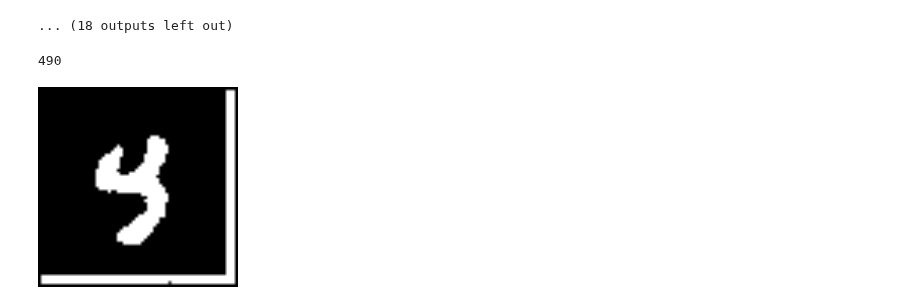
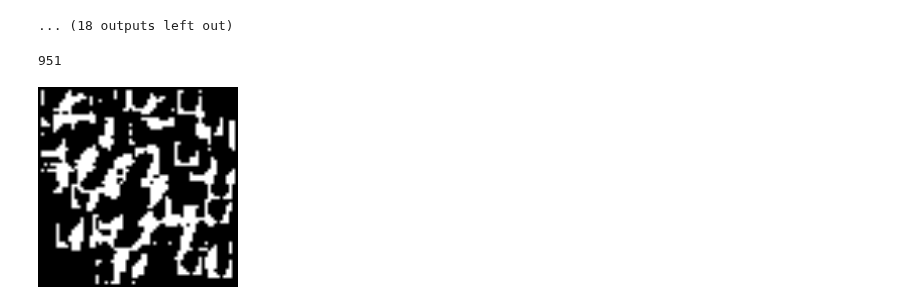
Before and after one commit to mehdidc/feature_generation, a Jupyter notebook: ipynb/fractal.ipynb, the cells around one changed output. Cells and saved outputs as stored; diff of their text form; code cells hidden in the pictures.

```diff
--- a/ipynb/fractal.ipynb
+++ b/ipynb/fractal.ipynb
@@ -80,19 +80,19 @@ c =[
 d = [
     {'model': model_d,
      'on': 'crops',
-     'padlen': 1,
+     'padlen': 10,
      'nb_iter':  10,
      'inner_padlen': 1,
      'thresh': 'moving',
-     'when': [0.001],
+     'when': 0.1,
      'whitepx_ratio': 0.1}]
-neuralnets = b+d
+neuralnets = a+d
 # %%
 seed = np.random.randint(1, 1000)
 np.random.seed(seed)
 print(seed)
-img, snap = gen(neuralnets, nb_iter=200, w=2**6, h=2**6, init='random', out='manual.png')
+img, snap = gen(neuralnets, nb_iter=1000, w=2**6, h=2**6, init='random', out='manual.png')
 Image('manual.png', width=200, height=200)
 # %% [output]
-490
+951
-[figure, old version]
+[figure, new version]
```
Also changed, not shown: 3 other files.
